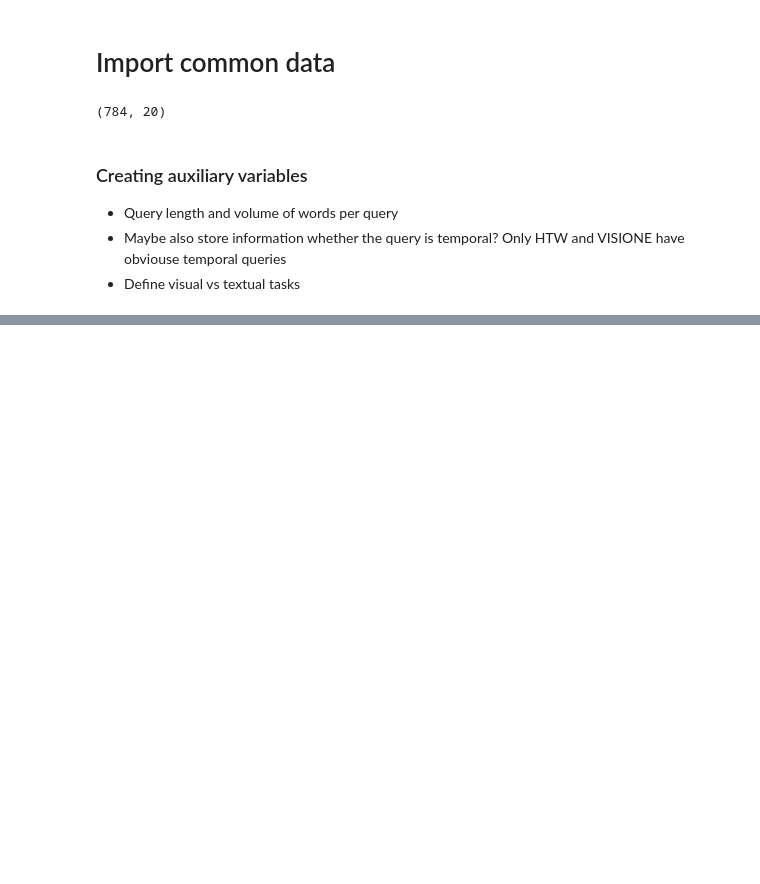
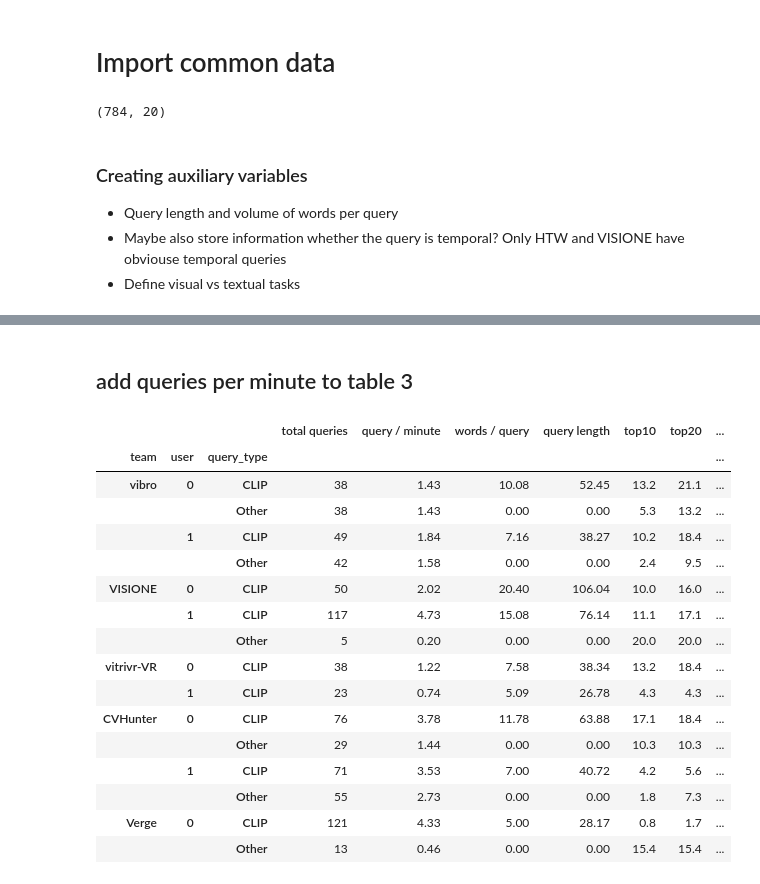
Before and after one commit to sauterl/VBS23-Post-Hoc-Analysis, a Jupyter notebook: src/python/notebooks/text_query_processing_2023.ipynb, the cells around one changed output, grey strips where cells are left out. Cells and saved outputs as stored; diff of their text form; code cells hidden in the pictures; blank space fills up the shorter version.

```diff
--- a/src/python/notebooks/text_query_processing_2023.ipynb
+++ b/src/python/notebooks/text_query_processing_2023.ipynb
@@ -1036,0 +178,41 @@ dt2.groupby(["team","DiffFromMaxQueryRank"])[["rank_video","rank_shot_margin_0"]
+# %% [markdown]
+## add queries per minute to table 3
+# %%
+# total availabe time to ask queries per team
+totTime = dataset.groupby(["team", "task"])[["correct_submission_time_ms"]].min().reset_index().groupby(["team"])["correct_submission_time_ms"].sum()
+
+# query per minute per user, team and query type
+queryPerMinute = queryCount/totTime*1000*60
+qpmdf = pd.DataFrame({"QPM": queryPerMinute})
+
+# table 3
+tab3 = resTab1.reset_index().set_index(['team', 'user', 'query_type'])
+
+# copy queries per minute column for all clip rows
+tab3["query / minute"] = qpmdf["QPM"]
+
+# Replace NaN values with zeros
+tab3 = tab3.fillna(0)
+
+# Replace -1 with 0
+tab3 = tab3.replace(-1, 0)
+
+tab3[["total queries", "query / minute","words / query","query length","top10","top20","top50","top100","top200"]].round(2)
+# %% [output]
+|  |  |  | total queries | query / minute | words / query | query length | top10 | top20 | ... |
+| team | user | query_type |  |  |  |  |  |  | ... |
+| vibro | 0 | CLIP | 38 | 1.43 | 10.08 | 52.45 | 13.2 | 21.1 | ... |
+|  |  | Other | 38 | 1.43 | 0.00 | 0.00 | 5.3 | 13.2 | ... |
+|  | 1 | CLIP | 49 | 1.84 | 7.16 | 38.27 | 10.2 | 18.4 | ... |
+|  |  | Other | 42 | 1.58 | 0.00 | 0.00 | 2.4 | 9.5 | ... |
+| VISIONE | 0 | CLIP | 50 | 2.02 | 20.40 | 106.04 | 10.0 | 16.0 | ... |
+|  | 1 | CLIP | 117 | 4.73 | 15.08 | 76.14 | 11.1 | 17.1 | ... |
+|  |  | Other | 5 | 0.20 | 0.00 | 0.00 | 20.0 | 20.0 | ... |
+| vitrivr-VR | 0 | CLIP | 38 | 1.22 | 7.58 | 38.34 | 13.2 | 18.4 | ... |
+|  | 1 | CLIP | 23 | 0.74 | 5.09 | 26.78 | 4.3 | 4.3 | ... |
+| CVHunter | 0 | CLIP | 76 | 3.78 | 11.78 | 63.88 | 17.1 | 18.4 | ... |
+|  |  | Other | 29 | 1.44 | 0.00 | 0.00 | 10.3 | 10.3 | ... |
+|  | 1 | CLIP | 71 | 3.53 | 7.00 | 40.72 | 4.2 | 5.6 | ... |
+|  |  | Other | 55 | 2.73 | 0.00 | 0.00 | 1.8 | 7.3 | ... |
+| Verge | 0 | CLIP | 121 | 4.33 | 5.00 | 28.17 | 0.8 | 1.7 | ... |
+|  |  | Other | 13 | 0.46 | 0.00 | 0.00 | 15.4 | 15.4 | ... |
```
Also changed, not shown: parts of 94 cells of this notebook, 2 other files.
